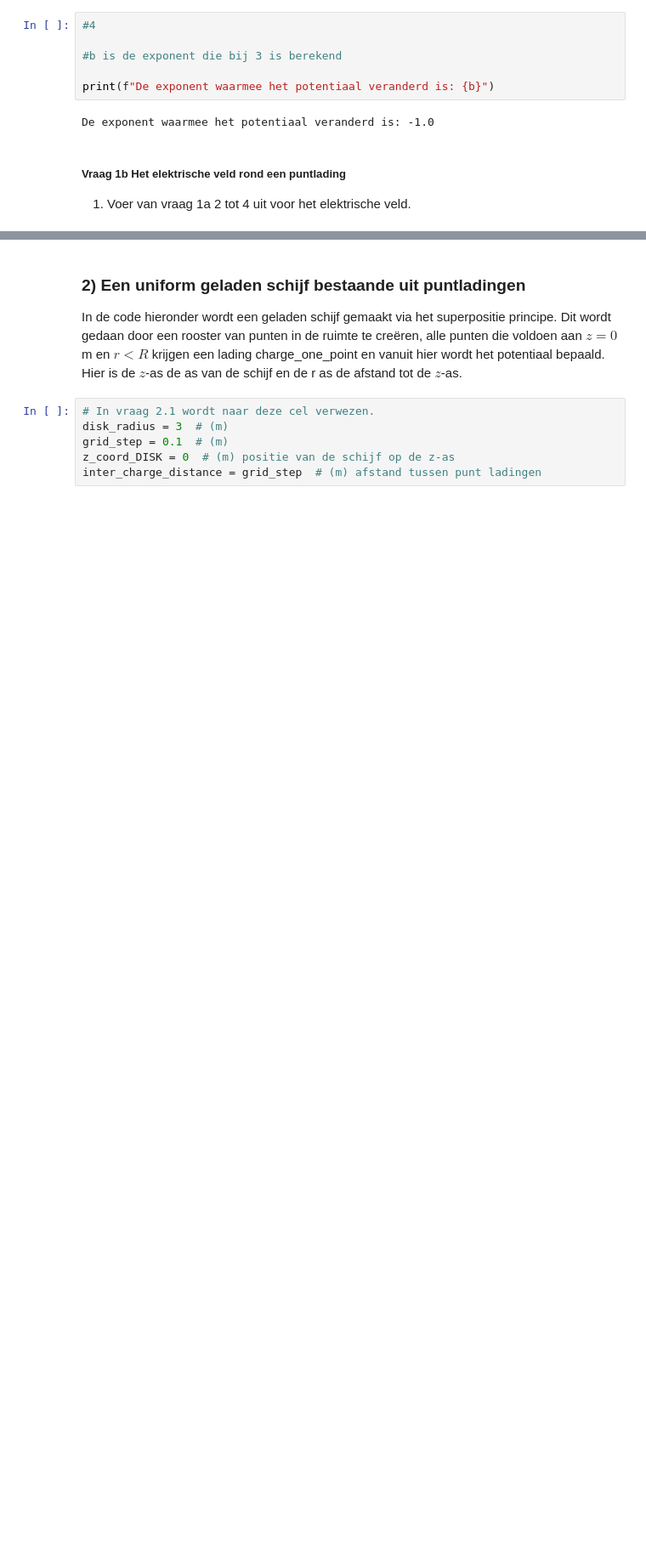
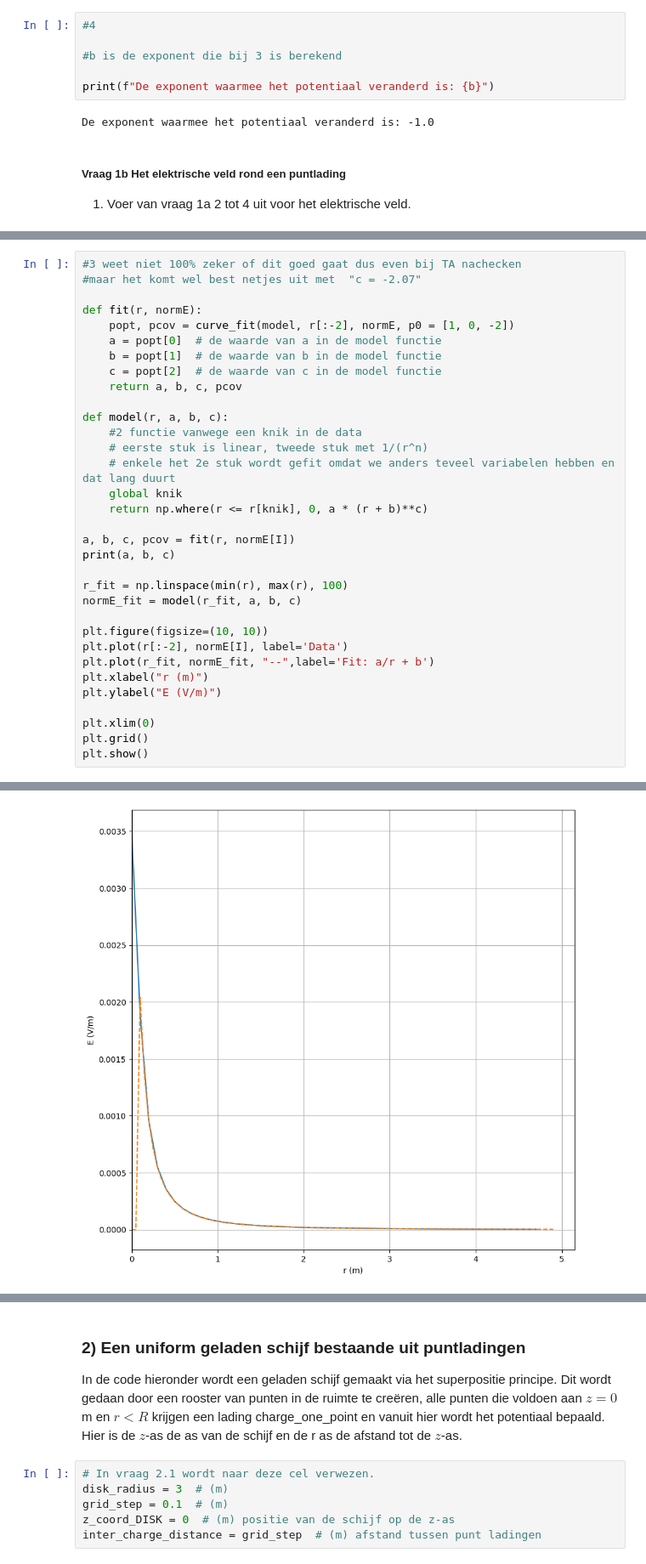
Before and after one commit to gltChboy/opdrachten-DEF-D, a Jupyter notebook: DigitaleOntwerpopdrachten/1CondensatorOpdracht/CondensatorOntwerpopdracht.ipynb, the cells around one changed output, grey strips where cells are left out. Shown at 85% size. Cells and saved outputs as stored; diff of their text form; blank space fills up the shorter version.

```diff
--- a/DigitaleOntwerpopdrachten/1CondensatorOpdracht/CondensatorOntwerpopdracht.ipynb
+++ b/DigitaleOntwerpopdrachten/1CondensatorOpdracht/CondensatorOntwerpopdracht.ipynb
@@ -179,0 +180,34 @@ plt.show()
+# %%
+#3 weet niet 100% zeker of dit goed gaat dus even bij TA nachecken
+#maar het komt wel best netjes uit met  "c = -2.07"
+
+def fit(r, normE):
+    popt, pcov = curve_fit(model, r[:-2], normE, p0 = [1, 0, -2])
+    a = popt[0]  # de waarde van a in de model functie
+    b = popt[1]  # de waarde van b in de model functie
+    c = popt[2]  # de waarde van c in de model functie
+    return a, b, c, pcov
+
+def model(r, a, b, c):
+    #2 functie vanwege een knik in de data
+    # eerste stuk is linear, tweede stuk met 1/(r^n)
+    # enkele het 2e stuk wordt gefit omdat we anders teveel variabelen hebben en dat lang duurt
+    global knik
+    return np.where(r <= r[knik], 0, a * (r + b)**c)
+
+a, b, c, pcov = fit(r, normE[I])
+print(a, b, c)
+
+r_fit = np.linspace(min(r), max(r), 100)
+normE_fit = model(r_fit, a, b, c)
+
+plt.figure(figsize=(10, 10))
+plt.plot(r[:-2], normE[I], label='Data')
+plt.plot(r_fit, normE_fit, "--",label='Fit: a/r + b')
+plt.xlabel("r (m)")
+plt.ylabel("E (V/m)")
+
+plt.xlim(0)
+plt.grid()
+plt.show()
+# %% [output]
@@ -179,0 +215 @@ plt.show()
+[figure, added]
```
Also changed, not shown: parts of 4 cells of this notebook.
